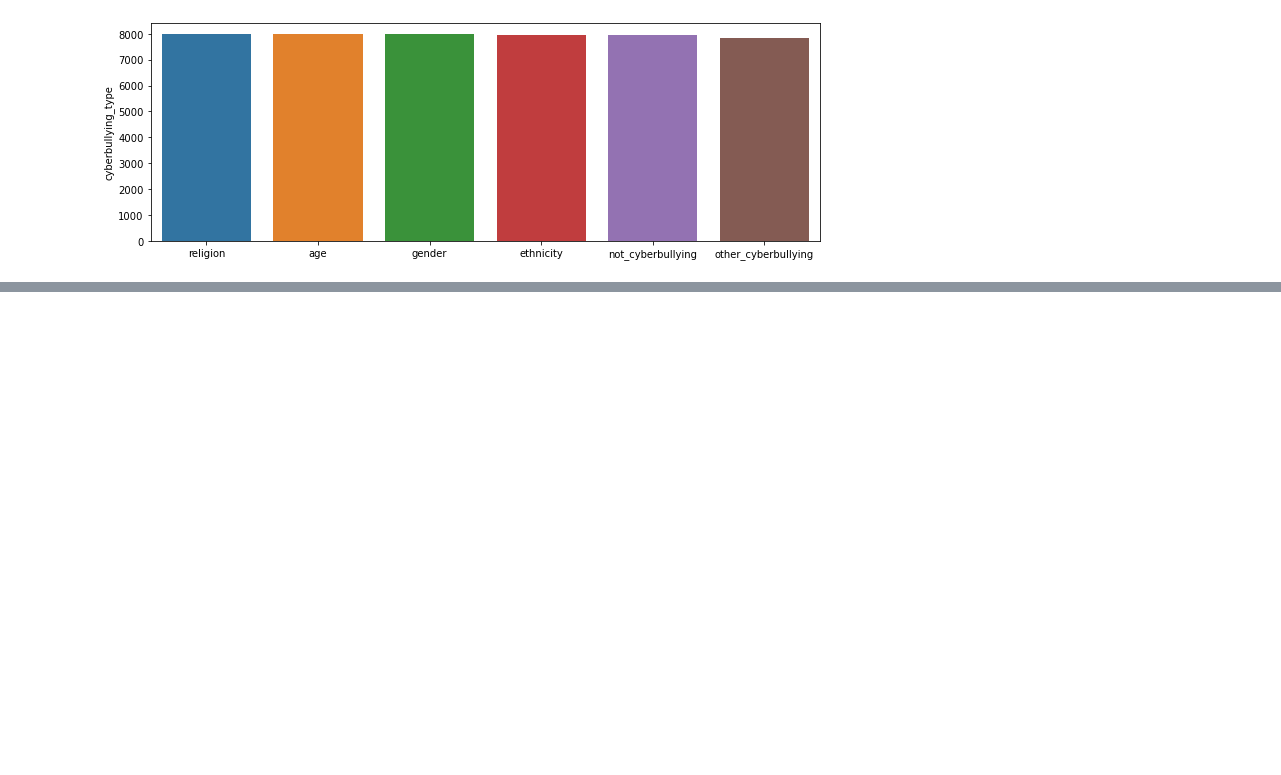
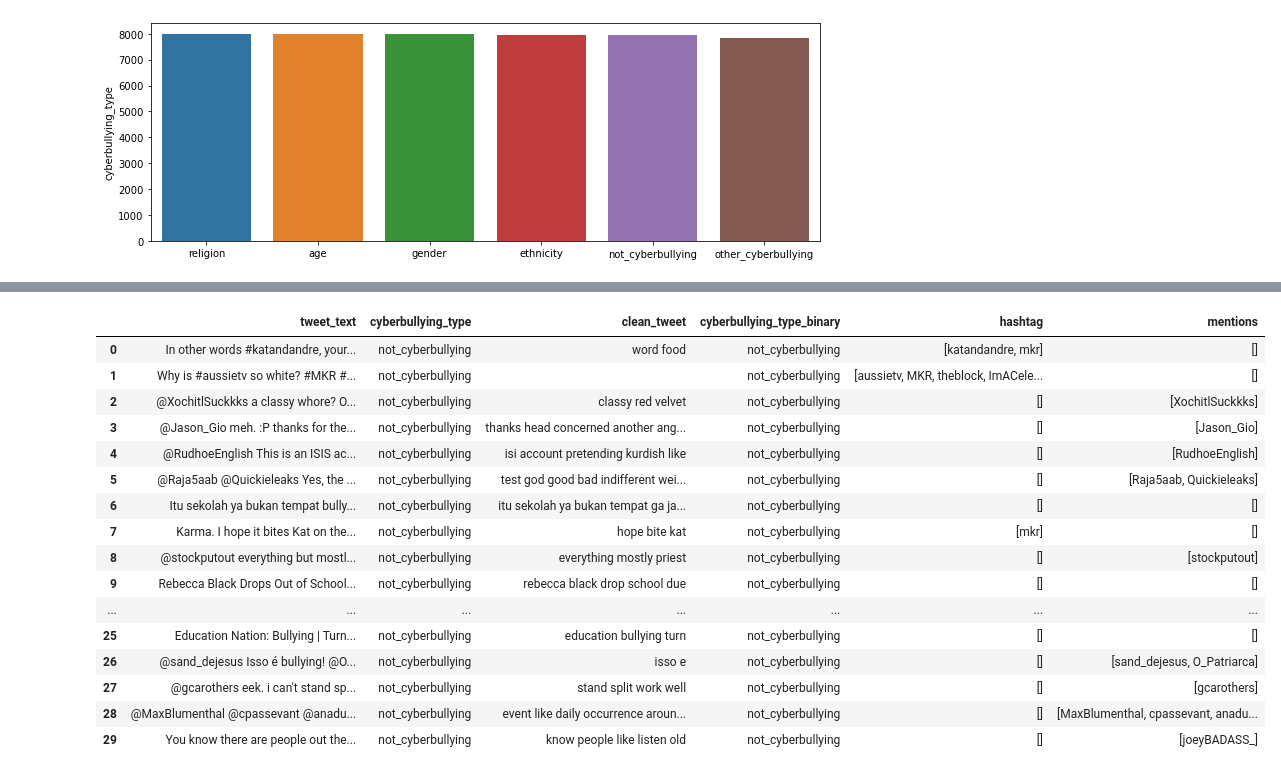
Before and after one commit to RISHIKESHAVAN/ensemble-learning, a Jupyter notebook: support-files/cyberbullying-tweets-classification.ipynb, the cells around one changed output, grey strips where cells are left out. Drawn from its saved outputs; the diff is of its cells as text; code cells hidden in the pictures; blank space fills up the shorter version.

```diff
--- a/support-files/cyberbullying-tweets-classification.ipynb
+++ b/support-files/cyberbullying-tweets-classification.ipynb
@@ -113,0 +126,20 @@ tweets.to_csv("../data/cleaned_cyberbullying_tweets.csv")
+# %%
+tweets.head(30)
+# %% [output]
+|  | tweet_text | cyberbullying_type | clean_tweet | cyberbullying_type_binary | hashtag | mentions |
+| 0 | In other words #katandandre, your... | not_cyberbullying | word food | not_cyberbullying | [katandandre, mkr] | [] |
+| 1 | Why is #aussietv so white? #MKR #... | not_cyberbullying |  | not_cyberbullying | [aussietv, MKR, theblock, ImACele... | [] |
+| 2 | @XochitlSuckkks a classy whore? O... | not_cyberbullying | classy red velvet | not_cyberbullying | [] | [XochitlSuckkks] |
+| 3 | @Jason_Gio meh. :P thanks for the... | not_cyberbullying | thanks head concerned another ang... | not_cyberbullying | [] | [Jason_Gio] |
+| 4 | @RudhoeEnglish This is an ISIS ac... | not_cyberbullying | isi account pretending kurdish like | not_cyberbullying | [] | [RudhoeEnglish] |
+| 5 | @Raja5aab @Quickieleaks Yes, the ... | not_cyberbullying | test god good bad indifferent wei... | not_cyberbullying | [] | [Raja5aab, Quickieleaks] |
+| 6 | Itu sekolah ya bukan tempat bully... | not_cyberbullying | itu sekolah ya bukan tempat ga ja... | not_cyberbullying | [] | [] |
+| 7 | Karma. I hope it bites Kat on the... | not_cyberbullying | hope bite kat | not_cyberbullying | [mkr] | [] |
+| 8 | @stockputout everything but mostl... | not_cyberbullying | everything mostly priest | not_cyberbullying | [] | [stockputout] |
+| 9 | Rebecca Black Drops Out of School... | not_cyberbullying | rebecca black drop school due | not_cyberbullying | [] | [] |
+| ... | ... | ... | ... | ... | ... | ... |
+| 25 | Education Nation: Bullying | Turn... | not_cyberbullying | education bullying turn | not_cyberbullying | [] | [] |
+| 26 | @sand_dejesus Isso é bullying! @O... | not_cyberbullying | isso e | not_cyberbullying | [] | [sand_dejesus, O_Patriarca] |
+| 27 | @gcarothers eek. i can't stand sp... | not_cyberbullying | stand split work well | not_cyberbullying | [] | [gcarothers] |
+| 28 | @MaxBlumenthal @cpassevant @anadu... | not_cyberbullying | event like daily occurrence aroun... | not_cyberbullying | [] | [MaxBlumenthal, cpassevant, anadu... |
+| 29 | You know there are people out the... | not_cyberbullying | know people like listen old | not_cyberbullying | [] | [joeyBADASS_] |
```
Also changed, not shown: parts of 20 cells of this notebook, 1 other file.
